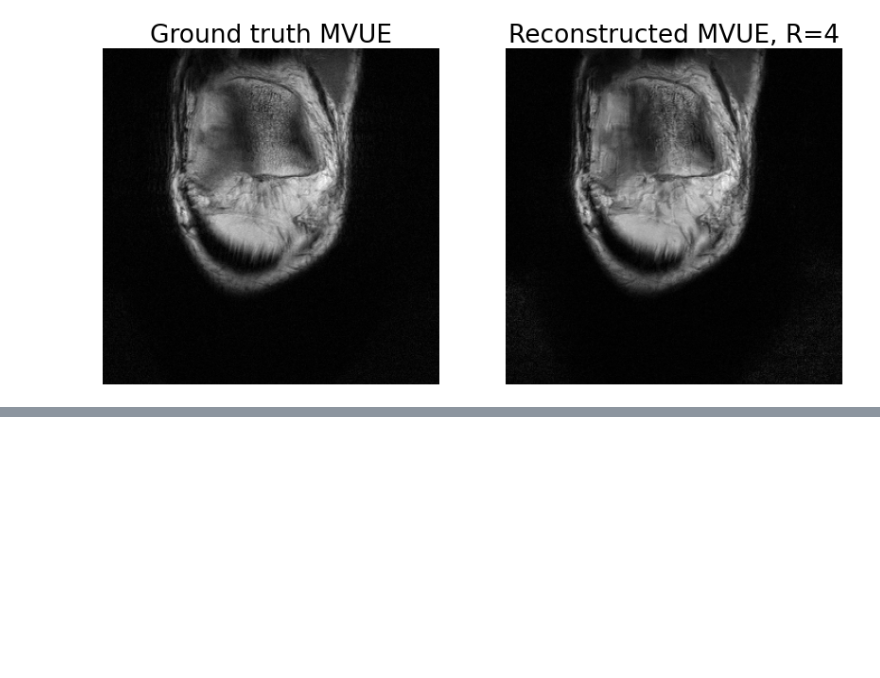
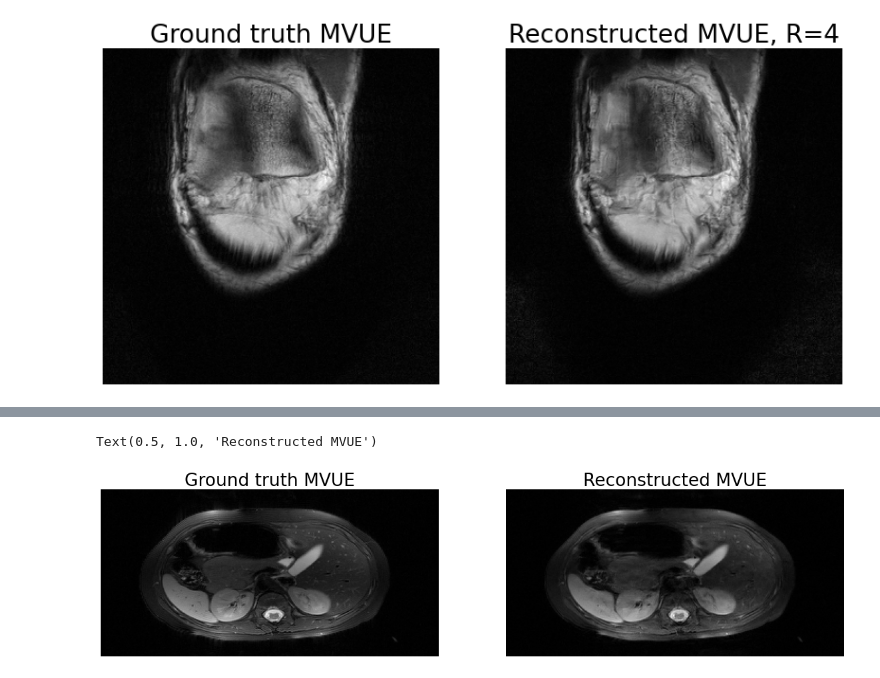
Before and after one commit to utcsilab/csgm-mri-langevin, a Jupyter notebook: plot-demo.ipynb, the cells around one changed output, grey strips where cells are left out. Saved outputs shown, nothing was run; the diff lists cells and outputs as text; code cells hidden in the pictures; blank space fills up the shorter version.

```diff
--- a/plot-demo.ipynb
+++ b/plot-demo.ipynb
@@ -300,0 +205,8 @@ for pattern in ['equispaced-vertical']:
+# %%
+abs_slice_idx = 9
+with h5py.File('./datasets/abdomens/data2.h5', 'r') as f:
+    abs_kspace = np.array(f['ksp'])[abs_slice_idx]
+    abs_maps = np.array(f['maps'])[abs_slice_idx]
+
+# find mvue image
+abs_mvue = get_mvue(abs_kspace, abs_maps)
@@ -301,19 +217,21 @@ for pattern in ['equispaced-vertical']:
 # %%
-abdomen_reconstructions = {}
+abs_rec_file = f'./outputs/2021-05-28/01-08-44/{abs_slice_idx}|langevin|slide_idx_{abs_slice_idx+1}_R=4_outputs.pt'
+states = torch.load(abs_rec_file)
+rec_ = states['mvue'].cpu().numpy()
+abs_rec = rec_[0,0] + 1j * rec_[0,1]
+ksp = sp.fft(abs_rec, axes=(-1,-2))
+ksp = sp.resize(ksp, (158, 320))
+abs_rec = sp.ifft(ksp, axes=(-1,-2))
 
-for pattern in ['equispaced-horizontal', 'random-horizontal']:
-    abdomen_reconstructions[pattern] = {}
-    for R in [2,4,8,12]:
-        abdomen_reconstructions[pattern][R] = []
-        folder = abdomen_rec_folders[pattern][R][0]
-        for i in range(34):
-            filename = os.path.join(folder, f'{i}|langevin|slide_idx_{i+1}_R={R}_outputs.pt')
-            states = torch.load(filename)
-            rec_ = states['mvue'].cpu().numpy()
-            rec = rec_[0,0] + 1j * rec_[0,1]
-            ksp = sp.fft(rec, axes=(-1,-2))
-            ksp = sp.resize(ksp, (158, 320))
-            rec = sp.ifft(ksp, axes=(-1,-2))
-            rec = rec[:, ::-1]
-            abdomen_reconstructions[pattern][R].append(rec)
-            del states, rec_, rec
+abs_rec = img_mvue( abs_rec, abs_maps )
+# %%
+_, ax = plt.subplots(1,2,figsize=(20,5))
+ax[0].imshow( np.abs( abs_mvue ), cmap='gray')
+ax[1].imshow( np.abs( abs_rec ) , cmap='gray')
+ax[0].axis('off')
+ax[1].axis('off')
+ax[0].set_title('Ground truth MVUE')
+ax[1].set_title('Reconstructed MVUE')
+# %% [output]
+Text(0.5, 1.0, 'Reconstructed MVUE')
+[figure, added]
```
Also changed, not shown: parts of 17 cells of this notebook.
